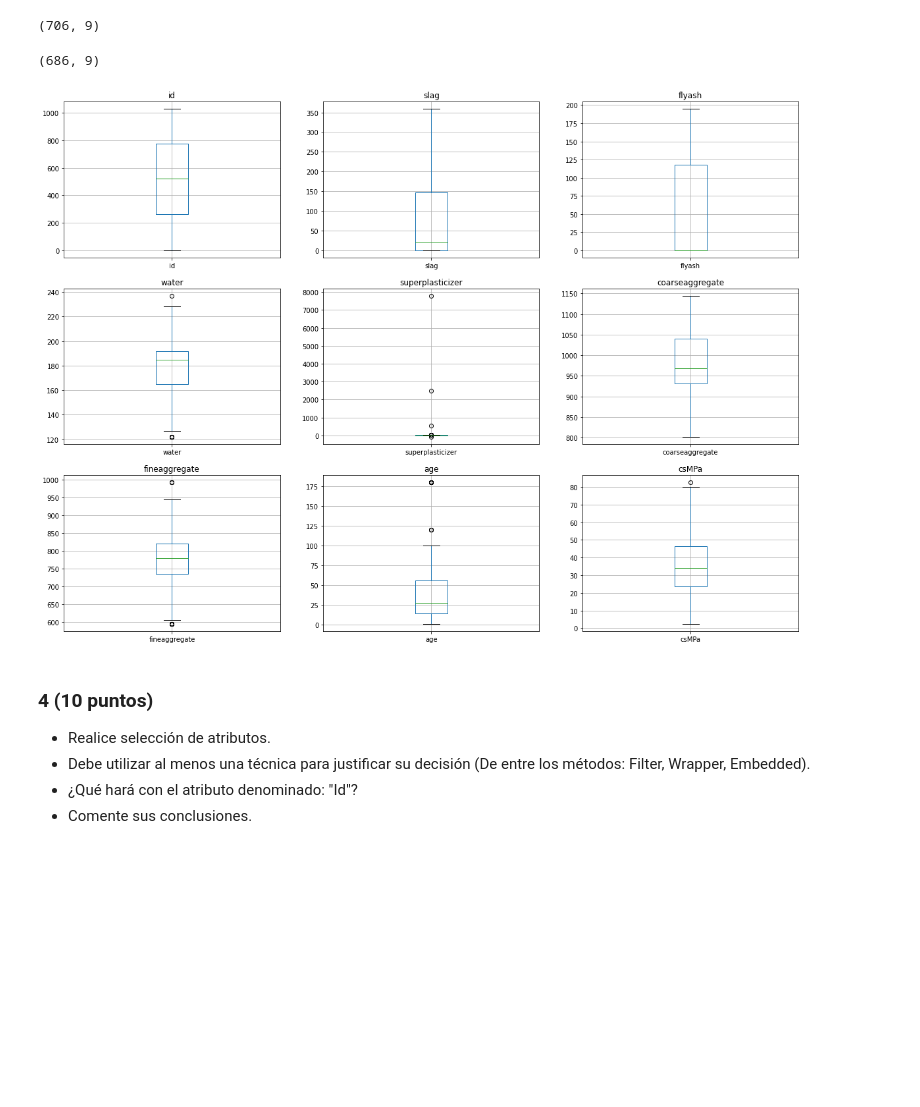
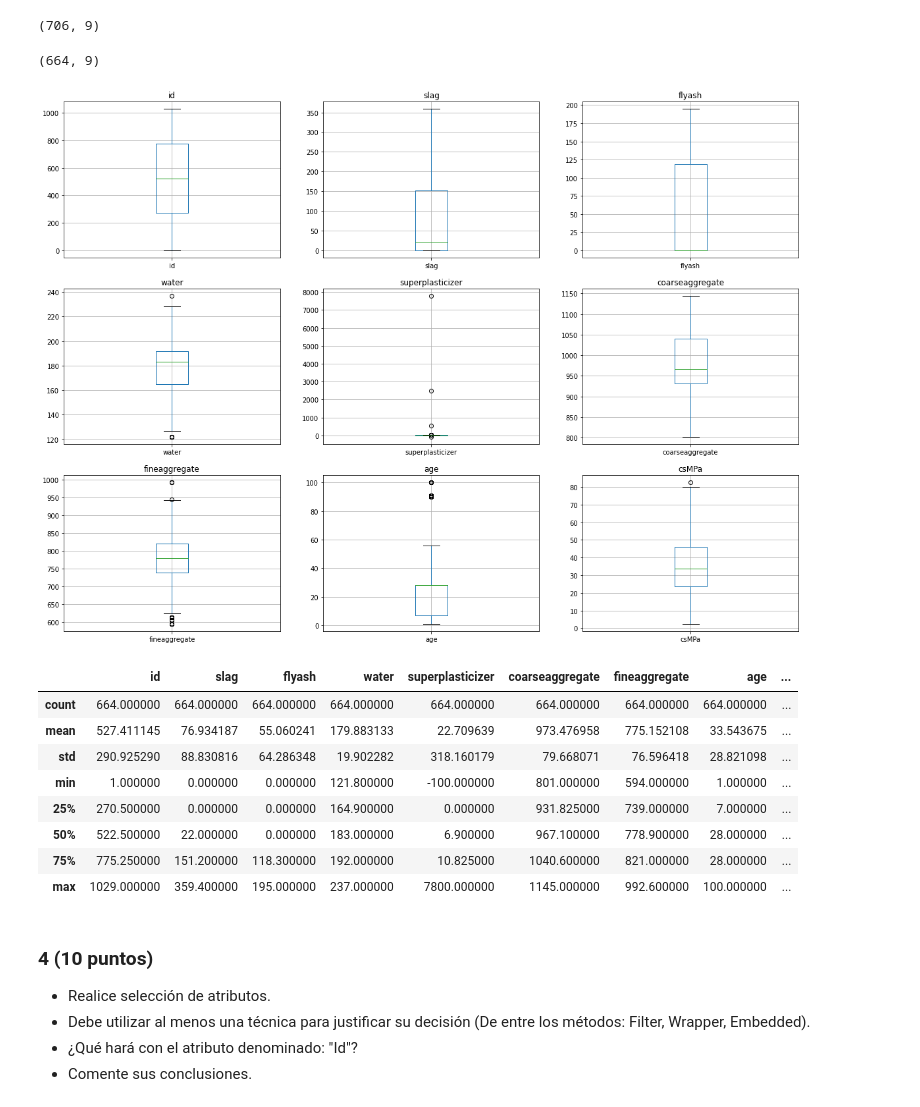
Before and after one commit to GabrielVargasR/University-Artificial-Intelligence, a Jupyter notebook: TC3 - Regression and Feature Engineering/2021-2-Trabajo Practico_03.ipynb, the cells around one changed output. Cells and saved outputs as stored; diff of their text form; code cells hidden in the pictures; blank space fills up the shorter version.

Commit message:
documentation for points 1 and 2 + outlier improvement

```diff
--- a/TC3 - Regression and Feature Engineering/2021-2-Trabajo Practico_03.ipynb
+++ b/TC3 - Regression and Feature Engineering/2021-2-Trabajo Practico_03.ipynb
@@ -277,11 +349,11 @@ X_tv.shape
 # %% [output]
 (706, 9)
 # %%
-trimmer = OutlierTrimmer(capping_method='iqr', tail='right', fold=3, variables=skewed_cols)
+trimmer = OutlierTrimmer(capping_method='iqr', tail='right', fold=1.5, variables=skewed_cols)
 X_trainVal = trimmer.fit_transform(X_tv)
 X_trainVal.shape
 # %% [output]
-(686, 9)
+(664, 9)
 # %%
 p = 1
 plt.figure(figsize=(20,20))
@@ -291,7 +363,19 @@ for i in X_trainVal:
     p = p + 1
     X_trainVal.boxplot([i])
 # %% [output]
-[figure, old version]
+[figure, new version]
+# %%
+X_trainVal.describe()
+# %% [output]
+|  | id | slag | flyash | water | superplasticizer | coarseaggregate | fineaggregate | age | ... |
+| count | 664.000000 | 664.000000 | 664.000000 | 664.000000 | 664.000000 | 664.000000 | 664.000000 | 664.000000 | ... |
+| mean | 527.411145 | 76.934187 | 55.060241 | 179.883133 | 22.709639 | 973.476958 | 775.152108 | 33.543675 | ... |
+| std | 290.925290 | 88.830816 | 64.286348 | 19.902282 | 318.160179 | 79.668071 | 76.596418 | 28.821098 | ... |
+| min | 1.000000 | 0.000000 | 0.000000 | 121.800000 | -100.000000 | 801.000000 | 594.000000 | 1.000000 | ... |
+| 25% | 270.500000 | 0.000000 | 0.000000 | 164.900000 | 0.000000 | 931.825000 | 739.000000 | 7.000000 | ... |
+| 50% | 522.500000 | 22.000000 | 0.000000 | 183.000000 | 6.900000 | 967.100000 | 778.900000 | 28.000000 | ... |
+| 75% | 775.250000 | 151.200000 | 118.300000 | 192.000000 | 10.825000 | 1040.600000 | 821.000000 | 28.000000 | ... |
+| max | 1029.000000 | 359.400000 | 195.000000 | 237.000000 | 7800.000000 | 1145.000000 | 992.600000 | 100.000000 | ... |
 # %% [markdown]
 ### 4 (10 puntos)
 - Realice selección de atributos.
```
Also changed, not shown: parts of 31 cells of this notebook.
